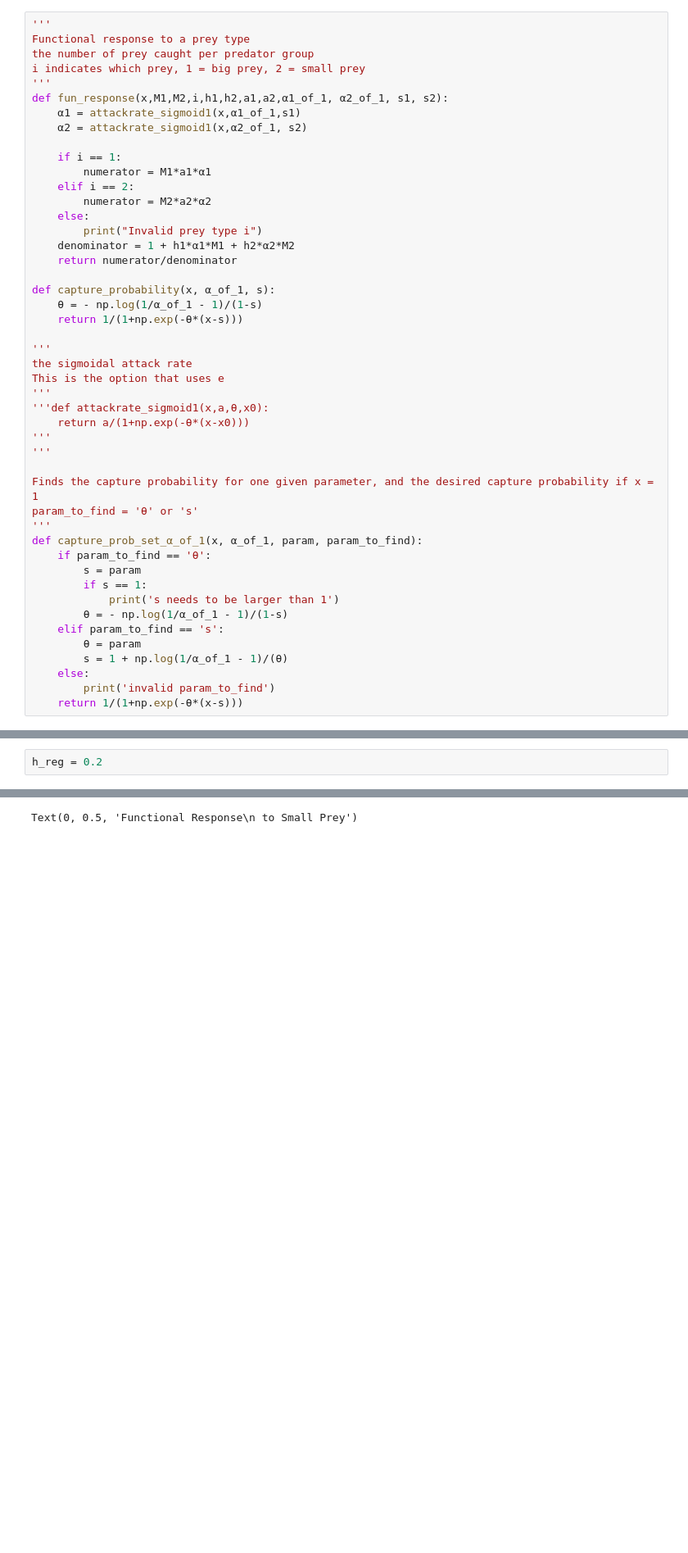
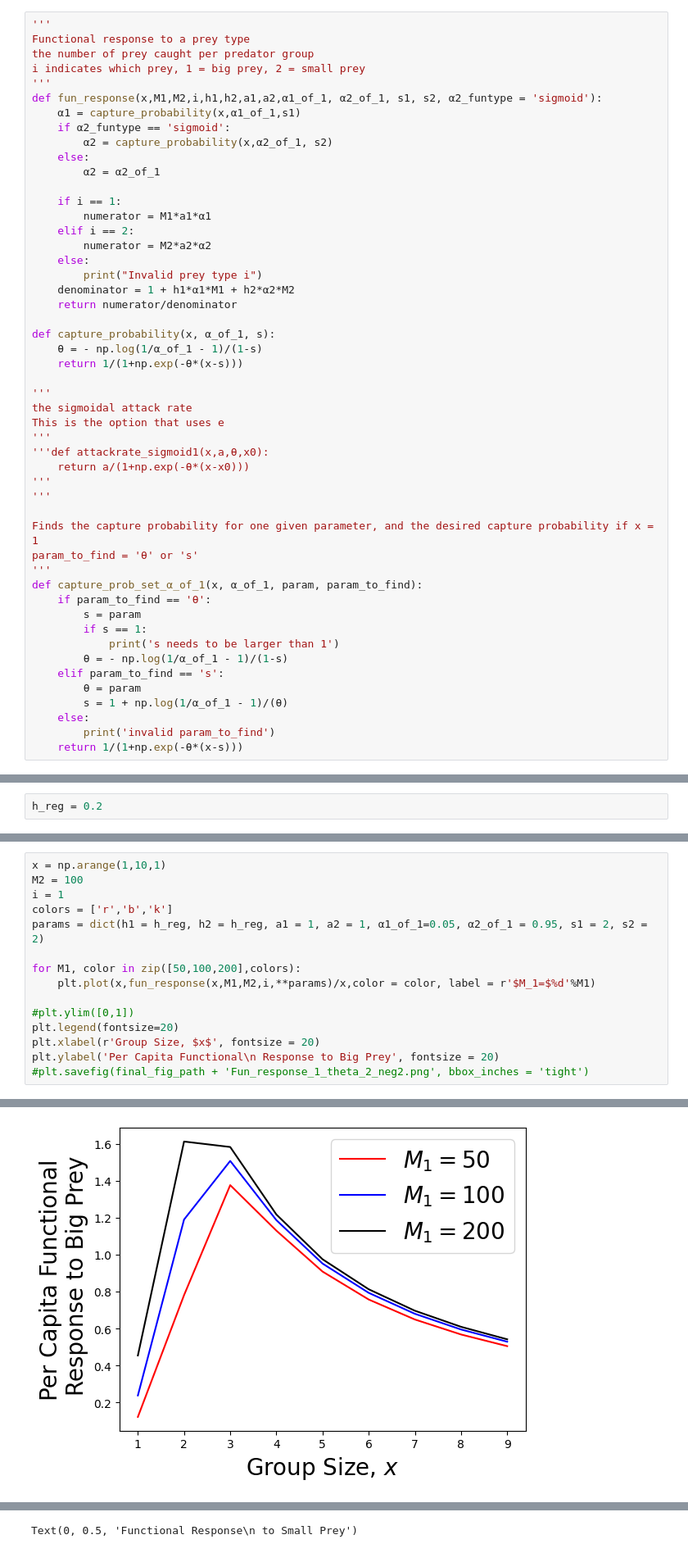
Before and after one commit to taliaborofsky/AdaptiveDynamics_CH_RS, a Jupyter notebook: Plot_fun_responses.ipynb, the cells around one changed output, grey strips where cells are left out. Shown at 82% size. Saved outputs shown, nothing was run; the diff lists cells and outputs as text; blank space fills up the shorter version.

```diff
--- a/Plot_fun_responses.ipynb
+++ b/Plot_fun_responses.ipynb
@@ -19,9 +17,12 @@ Functional response to a prey type
 the number of prey caught per predator group
 i indicates which prey, 1 = big prey, 2 = small prey
 '''
-def fun_response(x,M1,M2,i,h1,h2,a1,a2,α1_of_1, α2_of_1, s1, s2):
-    α1 = attackrate_sigmoid1(x,α1_of_1,s1)
-    α2 = attackrate_sigmoid1(x,α2_of_1, s2)
+def fun_response(x,M1,M2,i,h1,h2,a1,a2,α1_of_1, α2_of_1, s1, s2, α2_funtype = 'sigmoid'):
+    α1 = capture_probability(x,α1_of_1,s1)
+    if α2_funtype == 'sigmoid':
+        α2 = capture_probability(x,α2_of_1, s2)
+    else:
+        α2 = α2_of_1
 
     if i == 1:
         numerator = M1*a1*α1
@@ -112,3 +113,19 @@ plt.ylabel('Per Capita Functional\n Response to Big Prey', fontsize = 20)
 # %% [output]
 Text(0, 0.5, 'Per Capita Functional\n Response to Big Prey')
 [figure]
+# %%
+x = np.arange(1,10,1)
+M2 = 100
+i = 1
+colors = ['r','b','k']
+params = dict(h1 = h_reg, h2 = h_reg, a1 = 1, a2 = 1, α1_of_1=0.05, α2_of_1 = 0.95, s1 = 2, s2 = 2)
+
+for M1, color in zip([50,100,200],colors):
+    plt.plot(x,fun_response(x,M1,M2,i,**params)/x,color = color, label = r'$M_1=$%d'%M1)
+
+#plt.ylim([0,1])
+plt.legend(fontsize=20)
+plt.xlabel(r'Group Size, $x$', fontsize = 20)
+plt.ylabel('Per Capita Functional\n Response to Big Prey', fontsize = 20)
+#plt.savefig(final_fig_path + 'Fun_response_1_theta_2_neg2.png', bbox_inches = 'tight')
+# %% [output]
@@ -114,0 +133 @@ Text(0, 0.5, 'Per Capita Functional\n Response to Big Prey')
+[figure, added]
```
Also changed, not shown: parts of 5 cells of this notebook, 1 other file.
